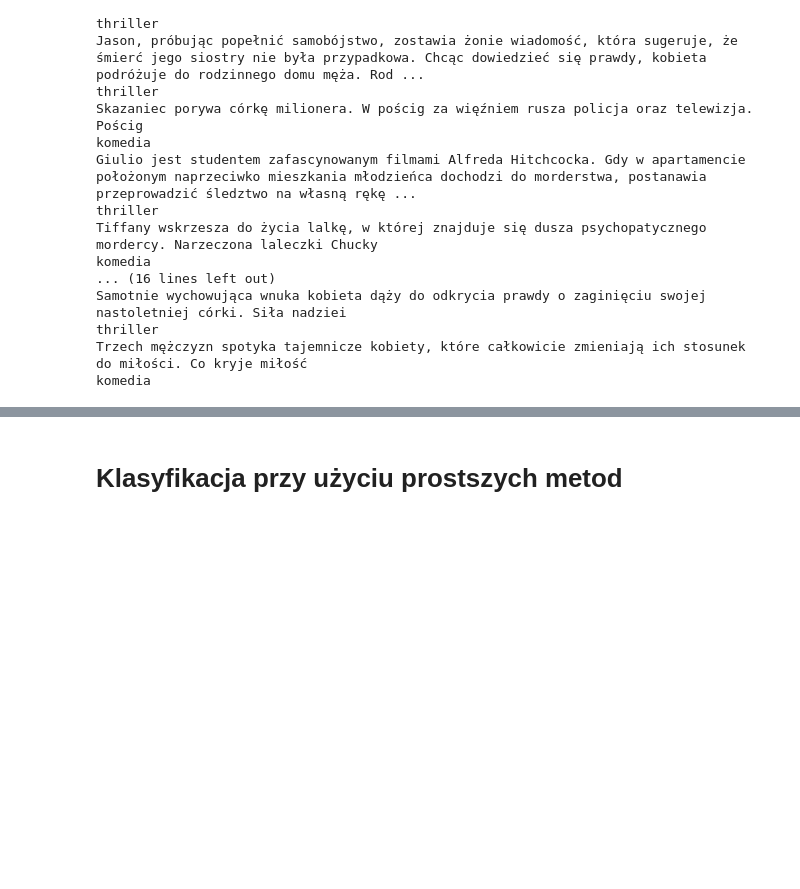
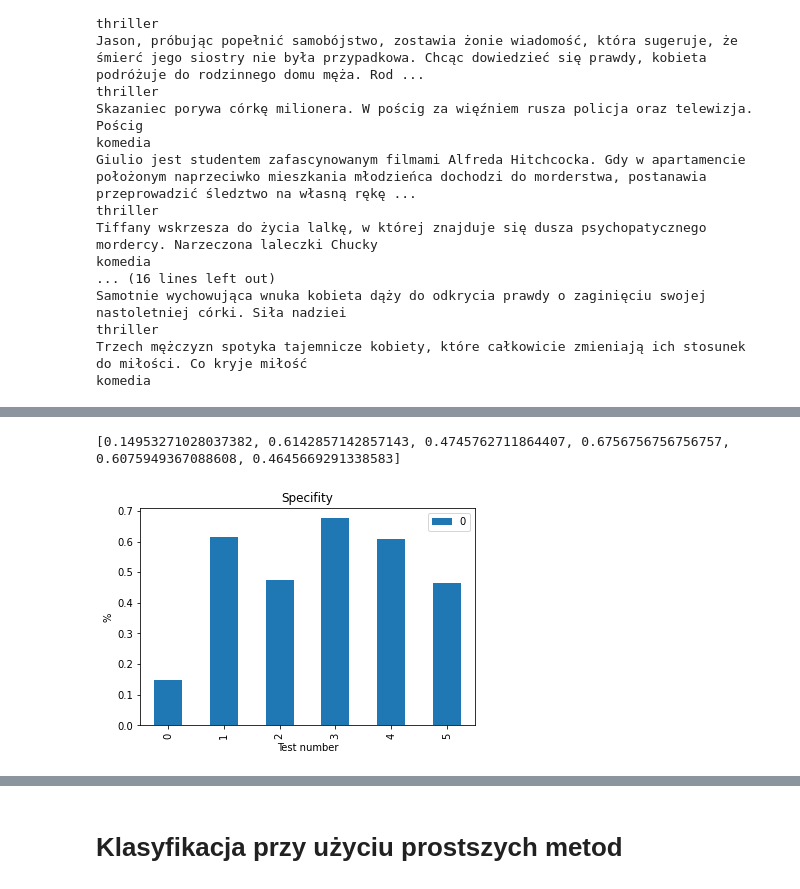
Before and after one commit to magdalena-b/fundamentals-of-artificial-intelligence, a Jupyter notebook: MSI_klasyfikacja_tekstu.ipynb, the cells around one changed output, grey strips where cells are left out. Cells and saved outputs as stored; diff of their text form; code cells hidden in the pictures; blank space fills up the shorter version.

```diff
--- a/MSI_klasyfikacja_tekstu.ipynb
+++ b/MSI_klasyfikacja_tekstu.ipynb
@@ -541,0 +432,12 @@ komedia
+# %%
+specifity = []
+for result in results:
+  specifity.append(result['tp'] / (result['tp'] + result['fp']))
+
+print(specifity)
+
+specifity_df = pd.DataFrame(specifity)
+specifity_df.plot(kind='bar', ylabel="%", xlabel = "Test number", title = "Specifity");
+# %% [output]
+[0.14953271028037382, 0.6142857142857143, 0.4745762711864407, 0.6756756756756757, 0.6075949367088608, 0.4645669291338583]
+[figure, added]
```
Also changed, not shown: parts of 41 cells of this notebook.
